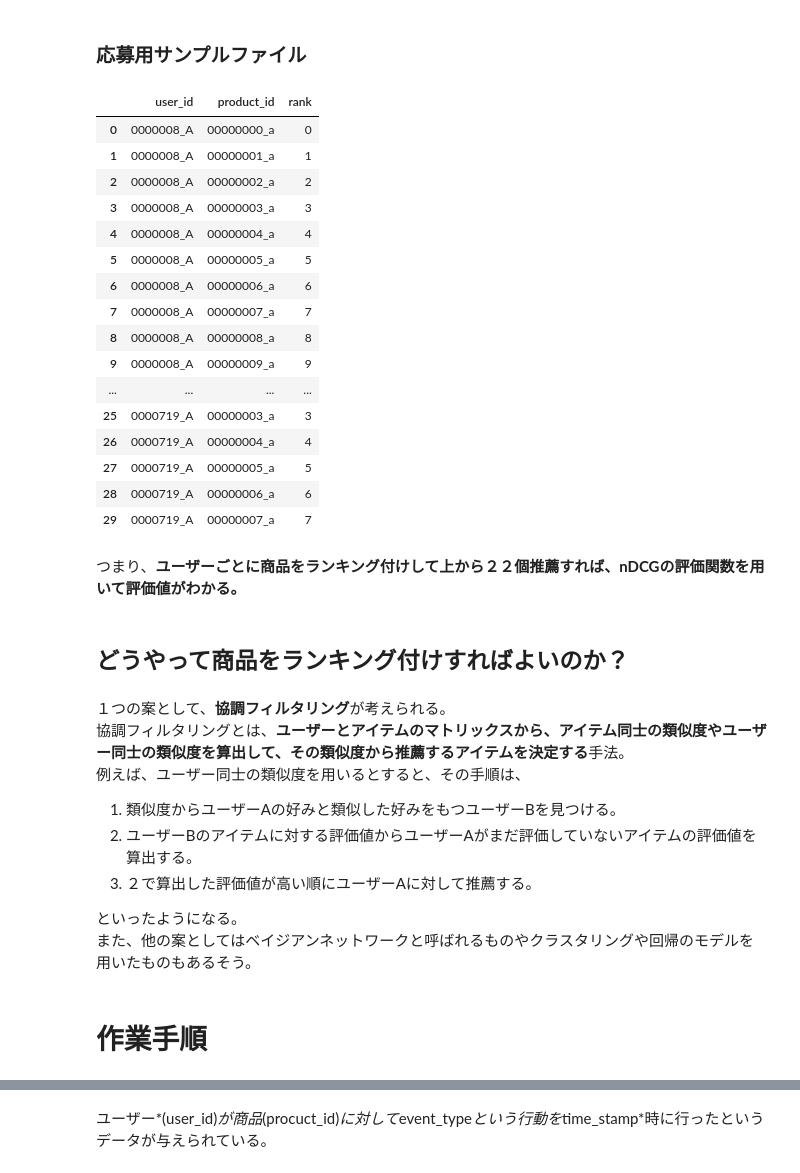
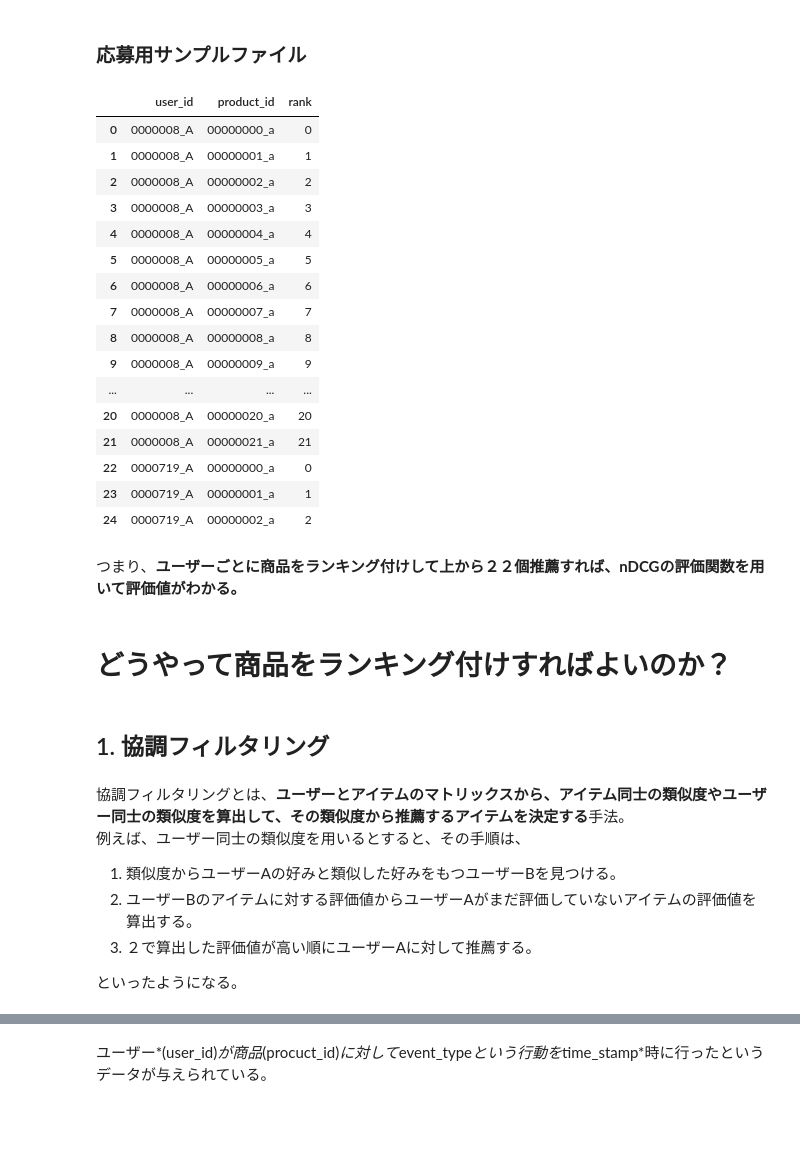
Before and after one commit to bearshu11/gci-team9, a Jupyter notebook: explain_filtering.ipynb, the cells around one changed output, grey strips where cells are left out. Drawn from its saved outputs; the diff is of its cells as text; code cells hidden in the pictures; blank space fills up the shorter version.

```diff
--- a/explain_filtering.ipynb
+++ b/explain_filtering.ipynb
@@ -24,31 +24,32 @@ sample_df = pd.read_csv("data/sample_submit.tsv", sep='\t', header=None, names=[
 # %% [markdown]
 ### 応募用サンプルファイル
 # %%
-sample_df.head(30)
+sample_df.head(25)
 # %% [output]
 |  | user_id | product_id | rank |
 | 0 | 0000008_A | 00000000_a | 0 |
 | 1 | 0000008_A | 00000001_a | 1 |
 | 2 | 0000008_A | 00000002_a | 2 |
 | 3 | 0000008_A | 00000003_a | 3 |
 | 4 | 0000008_A | 00000004_a | 4 |
 | 5 | 0000008_A | 00000005_a | 5 |
 | 6 | 0000008_A | 00000006_a | 6 |
 | 7 | 0000008_A | 00000007_a | 7 |
 | 8 | 0000008_A | 00000008_a | 8 |
 | 9 | 0000008_A | 00000009_a | 9 |
 | ... | ... | ... | ... |
-| 25 | 0000719_A | 00000003_a | 3 |
-| 26 | 0000719_A | 00000004_a | 4 |
-| 27 | 0000719_A | 00000005_a | 5 |
-| 28 | 0000719_A | 00000006_a | 6 |
-| 29 | 0000719_A | 00000007_a | 7 |
+| 20 | 0000008_A | 00000020_a | 20 |
+| 21 | 0000008_A | 00000021_a | 21 |
+| 22 | 0000719_A | 00000000_a | 0 |
+| 23 | 0000719_A | 00000001_a | 1 |
+| 24 | 0000719_A | 00000002_a | 2 |
 # %% [markdown]
 つまり、**ユーザーごとに商品をランキング付けして上から２２個推薦すれば、nDCGの評価関数を用いて評価値がわかる。**
 # %% [markdown]
-## どうやって商品をランキング付けすればよいのか？
+# どうやって商品をランキング付けすればよいのか？
+# %% [markdown]
+## 1. 協調フィルタリング
 # %% [markdown]
-１つの案として、**協調フィルタリング**が考えられる。
 協調フィルタリングとは、**ユーザーとアイテムのマトリックスから、アイテム同士の類似度やユーザー同士の類似度を算出して、その類似度から推薦するアイテムを決定する**手法。
 例えば、ユーザー同士の類似度を用いるとすると、その手順は、
 
@@ -57,7 +58,4 @@ sample_df.head(30)
 3. ２で算出した評価値が高い順にユーザーAに対して推薦する。
 
 といったようになる。
-また、他の案としてはベイジアンネットワークと呼ばれるものやクラスタリングや回帰のモデルを用いたものもあるそう。
-# %% [markdown]
-# 作業手順
 # %% [markdown]
```
Also changed, not shown: parts of 32 cells of this notebook.
